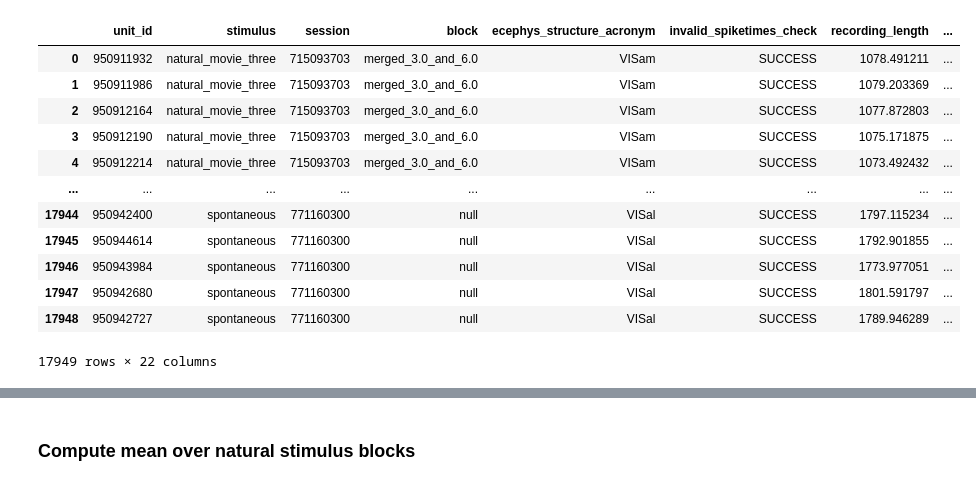
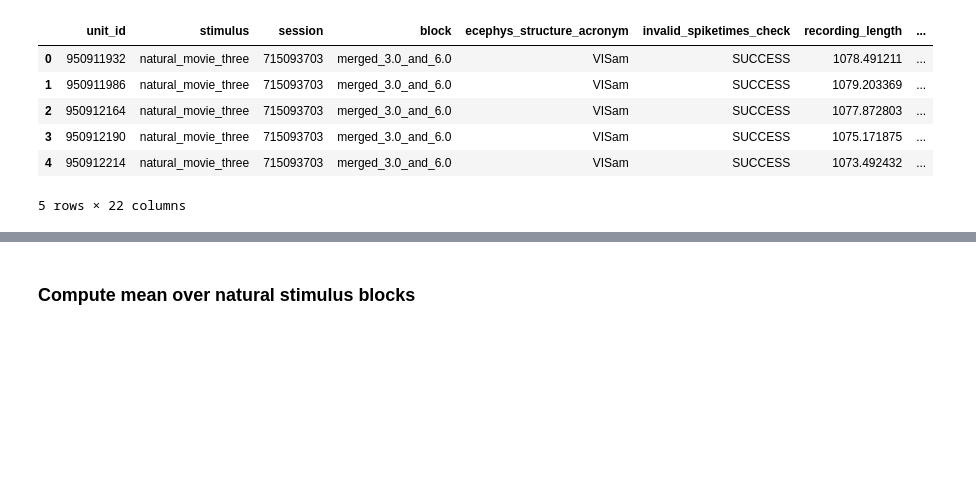
Before and after one commit to CarlosErnestoMA/mouse_visual_timescales, a Jupyter notebook: experiment_analysis/notebooks/explore_layers.ipynb, the cells around one changed output, grey strips where cells are left out. Drawn from its saved outputs; the diff is of its cells as text; code cells hidden in the pictures; blank space fills up the shorter version.

```diff
--- a/experiment_analysis/notebooks/explore_layers.ipynb
+++ b/experiment_analysis/notebooks/explore_layers.ipynb
@@ -52,5 +61,5 @@ meta_df = pd.read_hdf(f"{data_dir}/all_units_merged_blocks_with_spont.h5", key="
 
 # add metrics from image selectivity etc.
 meta_df = utl.load_metrics(meta_df.reset_index(), data_dir)
-meta_df
+meta_df.head()
 # %% [output]
@@ -59,16 +68,10 @@ meta_df
 |  | unit_id | stimulus | session | block | ecephys_structure_acronym | invalid_spiketimes_check | recording_length | ... |
 | 0 | 950911932 | natural_movie_three | 715093703 | merged_3.0_and_6.0 | VISam | SUCCESS | 1078.491211 | ... |
 | 1 | 950911986 | natural_movie_three | 715093703 | merged_3.0_and_6.0 | VISam | SUCCESS | 1079.203369 | ... |
 | 2 | 950912164 | natural_movie_three | 715093703 | merged_3.0_and_6.0 | VISam | SUCCESS | 1077.872803 | ... |
 | 3 | 950912190 | natural_movie_three | 715093703 | merged_3.0_and_6.0 | VISam | SUCCESS | 1075.171875 | ... |
 | 4 | 950912214 | natural_movie_three | 715093703 | merged_3.0_and_6.0 | VISam | SUCCESS | 1073.492432 | ... |
-| ... | ... | ... | ... | ... | ... | ... | ... | ... |
-| 17944 | 950942400 | spontaneous | 771160300 | null | VISal | SUCCESS | 1797.115234 | ... |
-| 17945 | 950944614 | spontaneous | 771160300 | null | VISal | SUCCESS | 1792.901855 | ... |
-| 17946 | 950943984 | spontaneous | 771160300 | null | VISal | SUCCESS | 1773.977051 | ... |
-| 17947 | 950942680 | spontaneous | 771160300 | null | VISal | SUCCESS | 1801.591797 | ... |
-| 17948 | 950942727 | spontaneous | 771160300 | null | VISal | SUCCESS | 1789.946289 | ... |
-17949 rows × 22 columns
+5 rows × 22 columns
 # %%
 assert (
     len(meta_df.query("stimulus == 'natural_movie_three'"))
```
Also changed, not shown: parts of 18 cells of this notebook, 5 other files.
